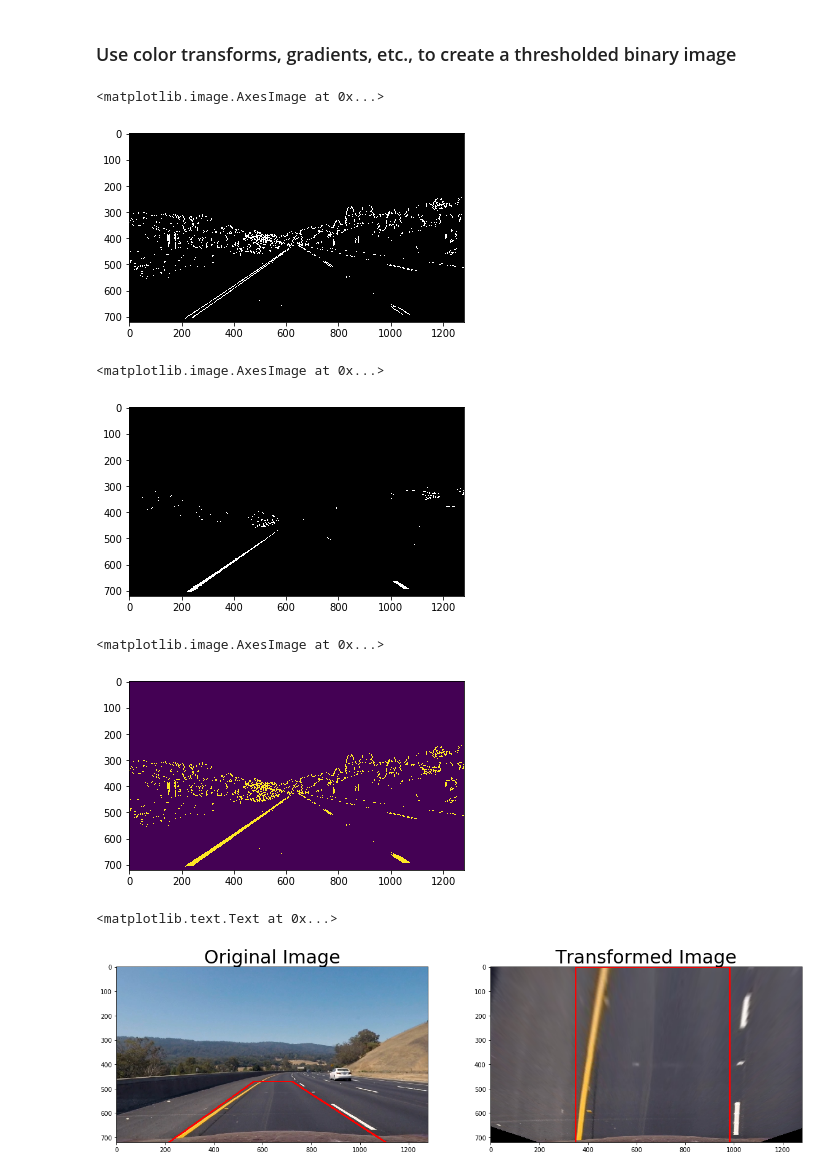
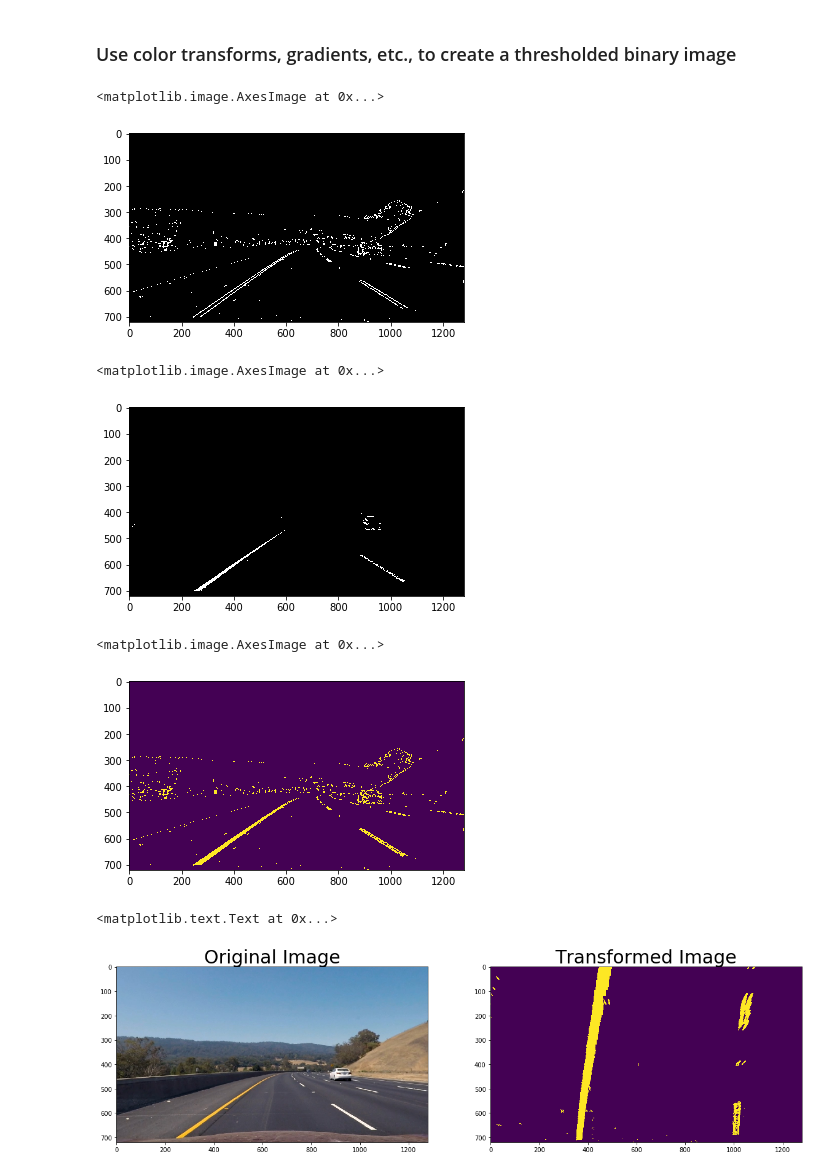
Before and after one commit to husams/CarND-Advanced-Lane-Lines, a Jupyter notebook: project.ipynb, the cells around one changed output. Cells and saved outputs as stored; diff of their text form; code cells hidden in the pictures.

Commit message:
pipe line

```diff
--- a/project.ipynb
+++ b/project.ipynb
@@ -84,7 +84,7 @@ ax2.set_title('Undistorted Image', fontsize=30)
 # %% [markdown]
 ## Apply a distortion correction to raw images
 # %%
-image = im.imread("./test_images/straight_lines1.jpg")
+image = im.imread("./test_images/test3.jpg")
 und_image =  cv2.undistort(image, mtx, dist, None, mtx)
 
 f, (ax1, ax2) = plt.subplots(1, 2, figsize=(20,10))
@@ -115,7 +115,7 @@ sxbinary[(scaled_sobel >= thresh_min) & (scaled_sobel <= thresh_max)] = 1
 plt.imshow(sxbinary, cmap='gray')
 # %% [output]
 <matplotlib.image.AxesImage at 0x...>
-[figure, old version]
+[figure, new version]
 # %%
 thresh = (170,255)
 HLS    = cv2.cvtColor(und_image, cv2.COLOR_RGB2HLS)
@@ -127,41 +127,40 @@ binary[(S > thresh[0]) & (S <= thresh[1])] = 1
 plt.imshow(binary, cmap='gray')
 # %% [output]
 <matplotlib.image.AxesImage at 0x...>
-[figure, old version]
+[figure, new version]
 # %%
 combined_binary = np.zeros_like(binary)
 combined_binary[(binary==1) | (sxbinary==1)] = 1
 plt.imshow(combined_binary)
 # %% [output]
 <matplotlib.image.AxesImage at 0x...>
-[figure, old version]
+[figure, new version]
 # %%
 image = im.imread("./test_images/test3.jpg")
 und_image =  cv2.undistort(image, mtx, dist, None, mtx)
 
 src = np.float32([[(215, 720), (565, 470), (720, 470), (1105, 720)]])
 dst = np.float32([[(350, 720), (350, 0), (980, 0), (980, 720)]])
 
 # 1. Get transormation matrix
 M = cv2.getPerspectiveTransform(src,dst)
 
 # 2. Compute the inverse perspective transform
-wraped = cv2.warpPerspective(und_image, M, (und_image.shape[1], und_image.shape[0]), flags=cv2.INTER_LINEAR)
+wraped = cv2.warpPerspective(combined_binary, M, (combined_binary.shape[1], combined_binary.shape[0]), flags=cv2.INTER_LINEAR)
 
-cv2.line(und_image,(215, 720),(565, 470),(255,0,0),5)
-cv2.line(und_image,(565, 470),(720, 470),(255,0,0),5)
-cv2.line(und_image,(720, 470),(1105, 720),(255,0,0),5)
+#cv2.line(und_image,(215, 720),(565, 470),(255,0,0),5)
+#cv2.line(und_image,(565, 470),(720, 470),(255,0,0),5)
+#cv2.line(und_image,(720, 470),(1105, 720),(255,0,0),5)
 
-cv2.line(wraped,(350, 720),(350, 0),(255,0,0),5)
-cv2.line(wraped,(350, 0),(980, 0),(255,0,0),5)
-cv2.line(wraped,(980, 0),(980, 720),(255,0,0),5)
-#cv2.rectangle(und_image, (200, 720), (720, 470), (0, 255, 0), 2)
+#cv2.line(wraped,(350, 720),(350, 0),(255,0,0),5)
+#cv2.line(wraped,(350, 0),(980, 0),(255,0,0),5)
+#cv2.line(wraped,(980, 0),(980, 720),(255,0,0),5)
 
 f, (ax1, ax2) = plt.subplots(1, 2, figsize=(20,10))
 ax1.imshow(und_image)
 ax1.set_title('Original Image', fontsize=30)
 ax2.imshow(wraped)
 ax2.set_title('Transformed Image', fontsize=30)
 # %% [output]
 <matplotlib.text.Text at 0x...>
-[figure, old version]
+[figure, new version]
```
Also changed, not shown: parts of 2 cells of this notebook, 1 other file.
